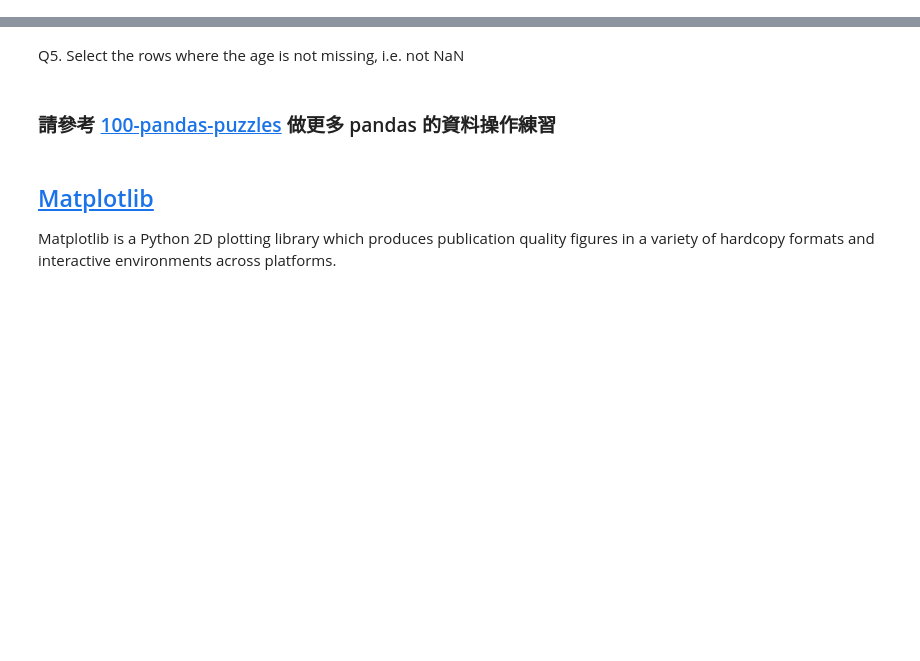
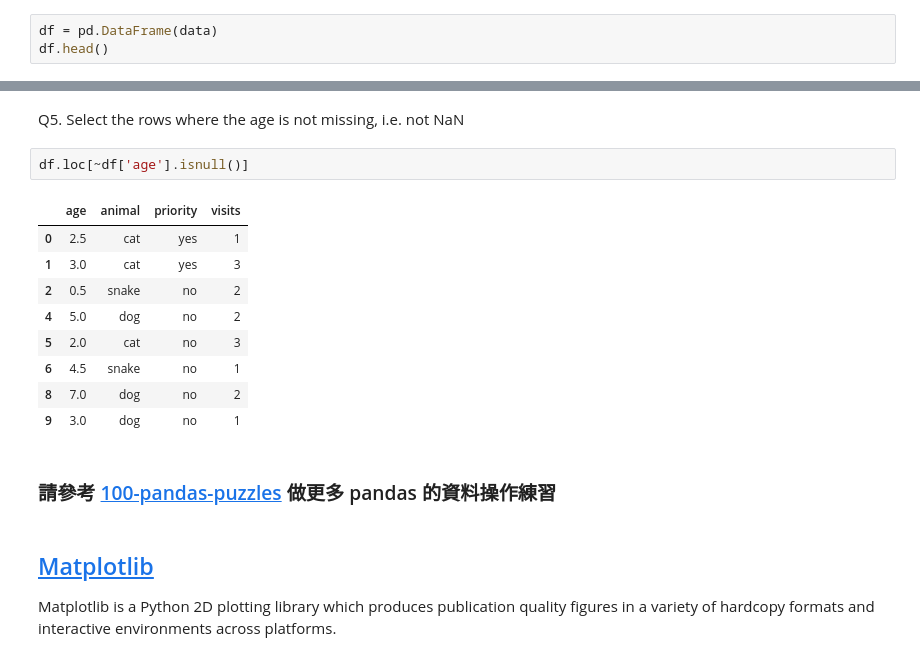
Before and after one commit to leeyt/aia-lab-python-tutorial, a Jupyter notebook: session_2.ipynb, the cells around one changed output, grey strips where cells are left out. Cells and saved outputs as stored; diff of their text form; blank space fills up the shorter version.

```diff
--- a/session_2.ipynb
+++ b/session_2.ipynb
@@ -693,3 +693,6 @@ data = {'animal': ['cat', 'cat', 'snake', 'dog', 'dog', 'cat', 'snake', 'cat', '
         'priority': ['yes', 'yes', 'no', 'yes', 'no', 'no', 'no', 'yes', 'no', 'no']}
 # %% [markdown]
 Q1. Create a DataFrame df from this dictionary data
+# %%
+df = pd.DataFrame(data)
+df.head()
@@ -702,5 +745,17 @@ Q4. Select the data in rows [3, 4, 8] and in columns ['animal', 'age'] by **df.l
 # %% [markdown]
 Q5. Select the rows where the age is not missing, i.e. not NaN
+# %%
+df.loc[~df['age'].isnull()]
+# %% [output]
+|  | age | animal | priority | visits |
+| 0 | 2.5 | cat | yes | 1 |
+| 1 | 3.0 | cat | yes | 3 |
+| 2 | 0.5 | snake | no | 2 |
+| 4 | 5.0 | dog | no | 2 |
+| 5 | 2.0 | cat | no | 3 |
+| 6 | 4.5 | snake | no | 1 |
+| 8 | 7.0 | dog | no | 2 |
+| 9 | 3.0 | dog | no | 1 |
 # %% [markdown]
 ### 請參考 [100-pandas-puzzles](https://github.com/ajcr/100-pandas-puzzles/blob/master/100-pandas-puzzles.ipynb) 做更多 pandas  的資料操作練習
 # %% [markdown]
```
Also changed, not shown: parts of 4 cells of this notebook.
